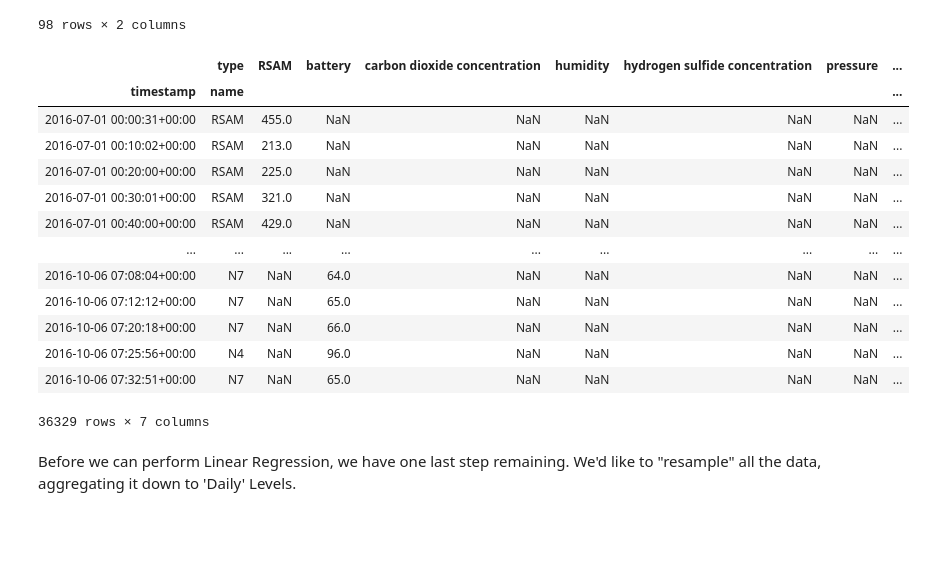
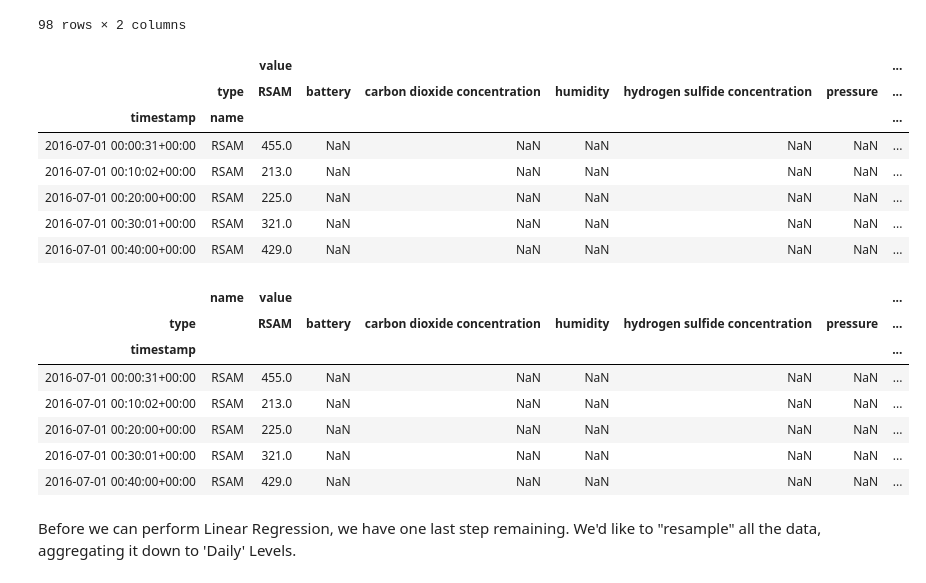
Before and after one commit to Opondoh/Digital_Thread_Summative, a Jupyter notebook: D4I_Summative_Vivian.ipynb, the cells around one changed output. Drawn from its saved outputs; the diff is of its cells as text; code cells hidden in the pictures; blank space fills up the shorter version.

```diff
--- a/D4I_Summative_Vivian.ipynb
+++ b/D4I_Summative_Vivian.ipynb
@@ -496,23 +496,17 @@ full_daily.resample('D').mean()
 | 2016-10-05 00:00:00+00:00 | 1800000.0 | 73.356674 |
 | 2016-10-06 00:00:00+00:00 | 1800000.0 | 68.235294 |
 98 rows × 2 columns
-# %%
-
-full.pivot_table(index=['timestamp', 'name'], columns='type', values='value')
-# fn_wide = fullnode.pivot_table(index=['timestamp','name'], columns=['type'], values='value')
-# %% [output]
-|  | type | RSAM | battery | carbon dioxide concentration | humidity | hydrogen sulfide concentration | pressure | ... |
-| timestamp | name |  |  |  |  |  |  | ... |
-| 2016-07-01 00:00:31+00:00 | RSAM | 455.0 | NaN | NaN | NaN | NaN | NaN | ... |
-| 2016-07-01 00:10:02+00:00 | RSAM | 213.0 | NaN | NaN | NaN | NaN | NaN | ... |
-| 2016-07-01 00:20:00+00:00 | RSAM | 225.0 | NaN | NaN | NaN | NaN | NaN | ... |
-| 2016-07-01 00:30:01+00:00 | RSAM | 321.0 | NaN | NaN | NaN | NaN | NaN | ... |
-| 2016-07-01 00:40:00+00:00 | RSAM | 429.0 | NaN | NaN | NaN | NaN | NaN | ... |
-| ... | ... | ... | ... | ... | ... | ... | ... | ... |
-| 2016-10-06 07:08:04+00:00 | N7 | NaN | 64.0 | NaN | NaN | NaN | NaN | ... |
-| 2016-10-06 07:12:12+00:00 | N7 | NaN | 65.0 | NaN | NaN | NaN | NaN | ... |
-| 2016-10-06 07:20:18+00:00 | N7 | NaN | 66.0 | NaN | NaN | NaN | NaN | ... |
-| 2016-10-06 07:25:56+00:00 | N4 | NaN | 96.0 | NaN | NaN | NaN | NaN | ... |
-| 2016-10-06 07:32:51+00:00 | N7 | NaN | 65.0 | NaN | NaN | NaN | NaN | ... |
-36329 rows × 7 columns
+# %%
+#Pivot the table to show columns of the sensor types as columns vs name and timestamp
+full_node = full.pivot_table(index=['timestamp', 'name'], columns=['type'], values=['value'])
+full_node.head()
+# %% [output]
+|  |  | value |  |  |  |  |  | ... |
+|  | type | RSAM | battery | carbon dioxide concentration | humidity | hydrogen sulfide concentration | pressure | ... |
+| timestamp | name |  |  |  |  |  |  | ... |
+| 2016-07-01 00:00:31+00:00 | RSAM | 455.0 | NaN | NaN | NaN | NaN | NaN | ... |
+| 2016-07-01 00:10:02+00:00 | RSAM | 213.0 | NaN | NaN | NaN | NaN | NaN | ... |
+| 2016-07-01 00:20:00+00:00 | RSAM | 225.0 | NaN | NaN | NaN | NaN | NaN | ... |
+| 2016-07-01 00:30:01+00:00 | RSAM | 321.0 | NaN | NaN | NaN | NaN | NaN | ... |
+| 2016-07-01 00:40:00+00:00 | RSAM | 429.0 | NaN | NaN | NaN | NaN | NaN | ... |
 # %%
@@ -523,2 +515,14 @@ full.pivot_table(index=['timestamp', 'name'], columns='type', values='value')
+# %%
+#view first five rows
+full_node.head()
+# %% [output]
+|  | name | value |  |  |  |  |  | ... |
+| type |  | RSAM | battery | carbon dioxide concentration | humidity | hydrogen sulfide concentration | pressure | ... |
+| timestamp |  |  |  |  |  |  |  | ... |
+| 2016-07-01 00:00:31+00:00 | RSAM | 455.0 | NaN | NaN | NaN | NaN | NaN | ... |
+| 2016-07-01 00:10:02+00:00 | RSAM | 213.0 | NaN | NaN | NaN | NaN | NaN | ... |
+| 2016-07-01 00:20:00+00:00 | RSAM | 225.0 | NaN | NaN | NaN | NaN | NaN | ... |
+| 2016-07-01 00:30:01+00:00 | RSAM | 321.0 | NaN | NaN | NaN | NaN | NaN | ... |
+| 2016-07-01 00:40:00+00:00 | RSAM | 429.0 | NaN | NaN | NaN | NaN | NaN | ... |
 # %% [markdown]
 Before we can perform Linear Regression, we have one last step remaining. We'd like to "resample" all the data, aggregating it down to 'Daily' Levels.
```
Also changed, not shown: parts of 6 cells of this notebook.
